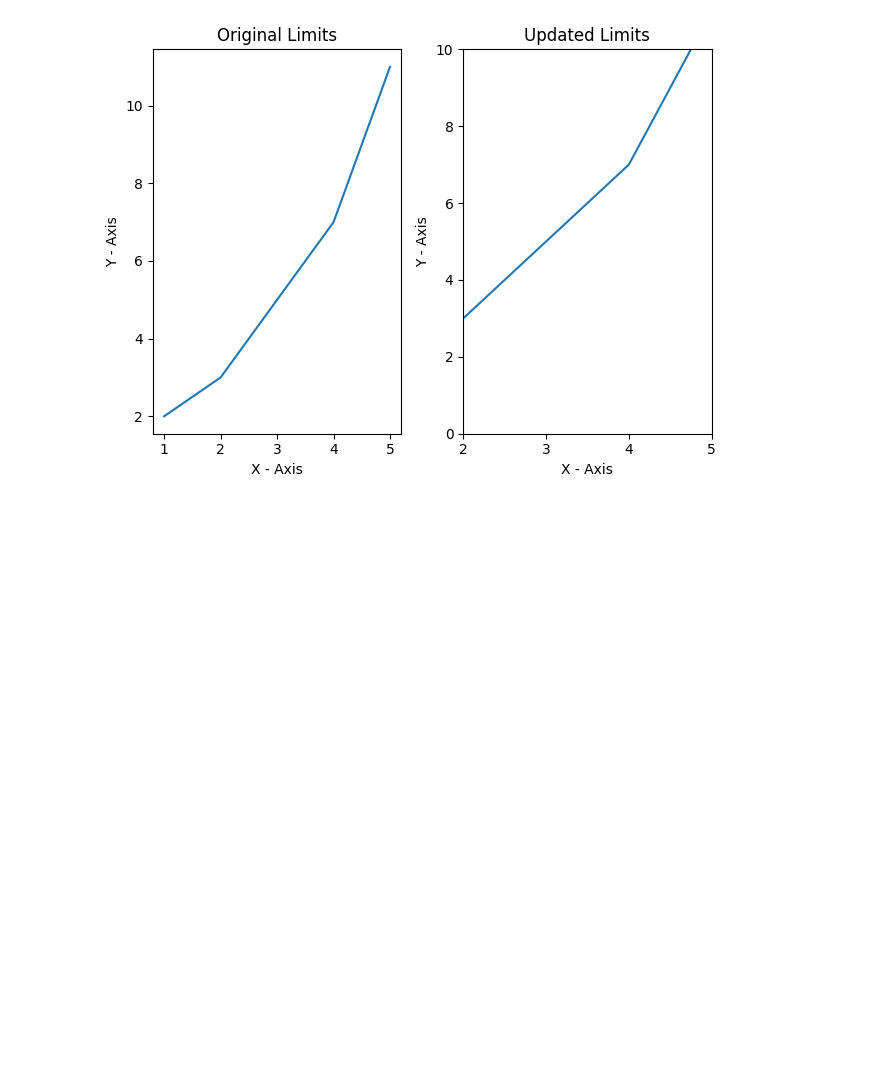
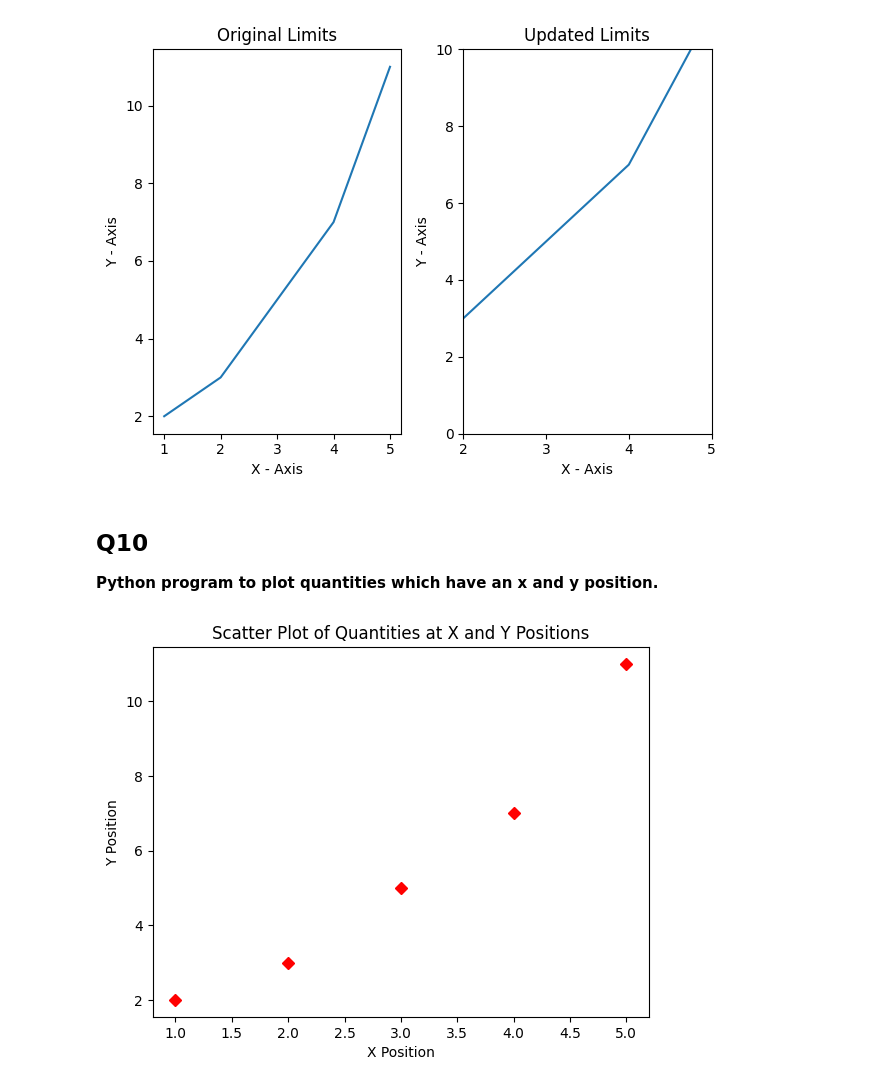
Before and after one commit to ayush-prajapati01/Python-Libraries, a Jupyter notebook: Matplotlib_Programs/matplotlib_programs.ipynb, the cells around one changed output. Cells and saved outputs as stored; diff of their text form; code cells hidden in the pictures; blank space fills up the shorter version.

Commit message:
[Ayush] Add: Python program to plot quantities which have an x and y position.

```diff
--- a/Matplotlib_Programs/matplotlib_programs.ipynb
+++ b/Matplotlib_Programs/matplotlib_programs.ipynb
@@ -326,3 +326,22 @@ Current Y-axis limits: (1.55, 11.45)
 New X-axis limits: (2.0, 5.0)
 New Y-axis limits: (0.0, 10.0)
 [figure]
+# %% [markdown]
+## Q10
+**Python program to plot quantities which have an x and y position.**
+# %%
+def main():
+    x_values = [1, 2, 3, 4, 5]
+    y_values = [2, 3, 5, 7, 11]
+
+    plt.plot(x_values, y_values, 'D', c='red')
+    plt.xlabel('X Position')
+    plt.ylabel('Y Position')
+    plt.title('Scatter Plot of Quantities at X and Y Positions')
+    plt.show()
+
+
+if __name__ == "__main__":
+    main()
+# %% [output]
+[figure, added]
```
